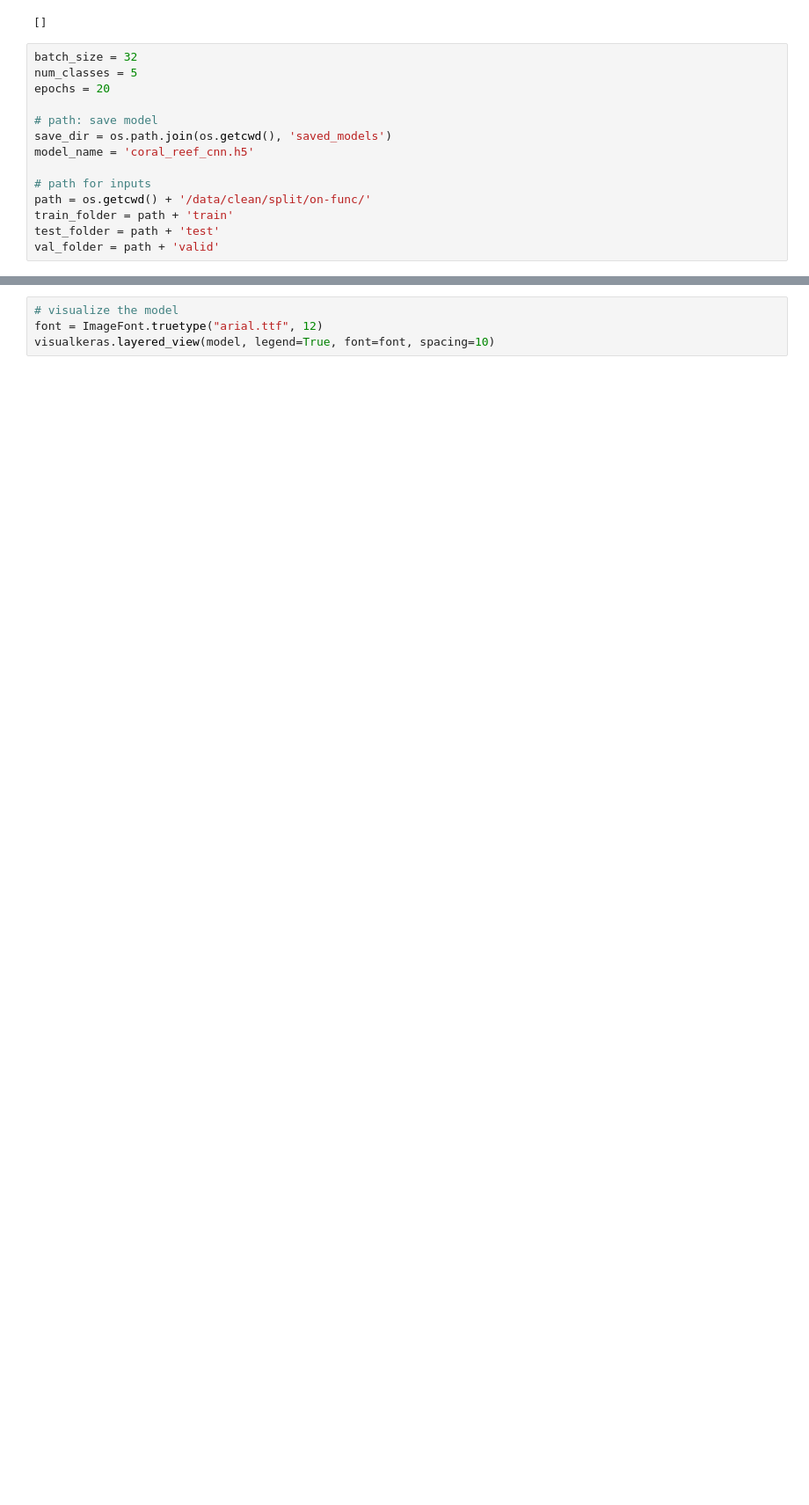
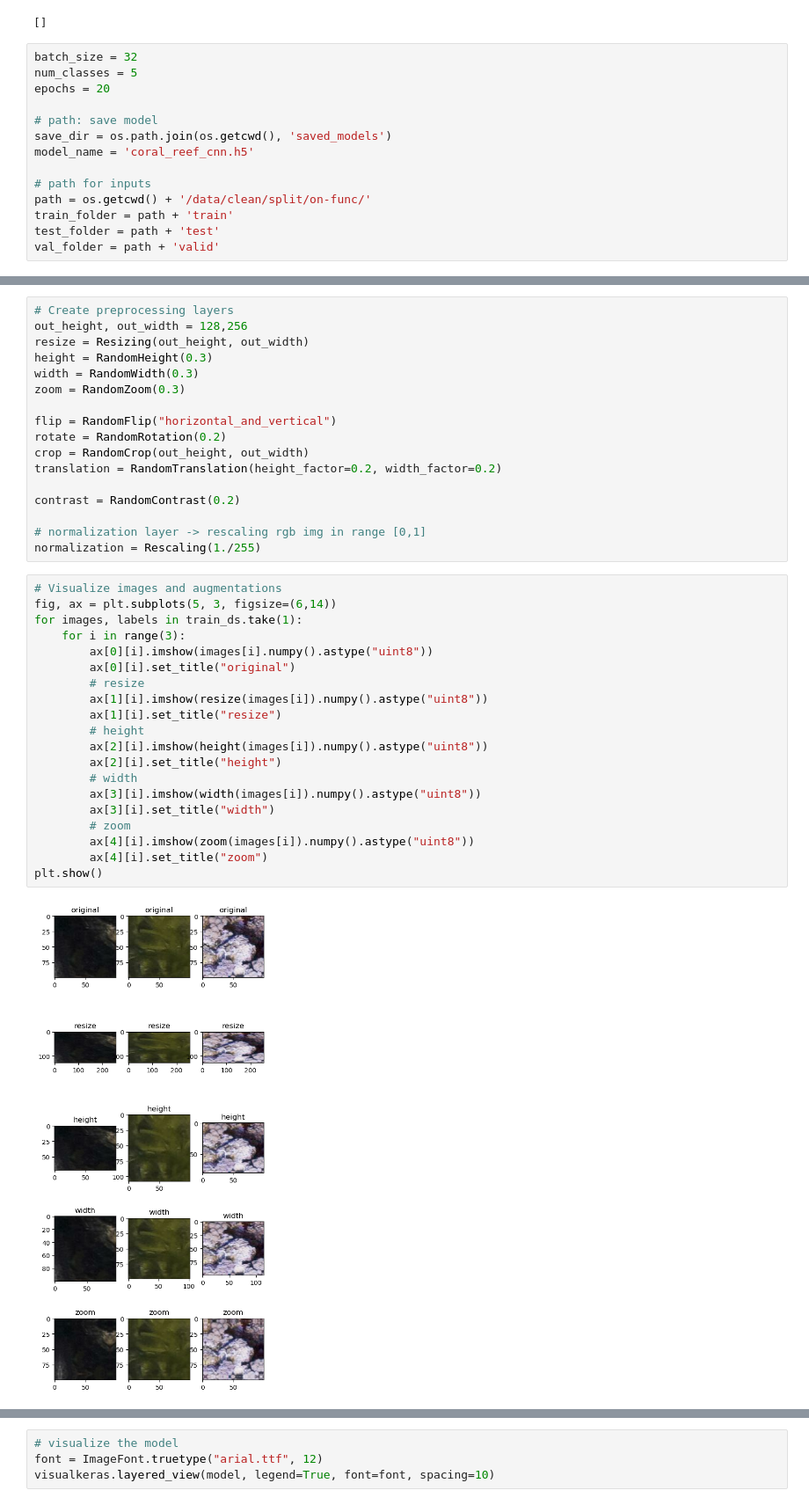
Before and after one commit to AlmaLiezenga/fruitpunch_coral_classification, a Jupyter notebook: model.ipynb, the cells around one changed output, grey strips where cells are left out. Shown at 88% size. Cells and saved outputs as stored; diff of their text form; blank space fills up the shorter version.

Commit message:
add data augment to ipynb

```diff
--- a/model.ipynb
+++ b/model.ipynb
@@ -83,3 +78,42 @@ Found 7000 files belonging to 5 classes.
 Found 2550 files belonging to 5 classes.
 Found 450 files belonging to 5 classes.
 ['Algae', 'Hard Coral', 'Other', 'Other Invertebrates', 'Soft Coral']
+# %%
+# Create preprocessing layers
+out_height, out_width = 128,256
+resize = Resizing(out_height, out_width)
+height = RandomHeight(0.3)
+width = RandomWidth(0.3)
+zoom = RandomZoom(0.3)
+
+flip = RandomFlip("horizontal_and_vertical")
+rotate = RandomRotation(0.2)
+crop = RandomCrop(out_height, out_width)
+translation = RandomTranslation(height_factor=0.2, width_factor=0.2)
+
+contrast = RandomContrast(0.2)
+
+# normalization layer -> rescaling rgb img in range [0,1]
+normalization = Rescaling(1./255)
+# %%
+# Visualize images and augmentations
+fig, ax = plt.subplots(5, 3, figsize=(6,14))
+for images, labels in train_ds.take(1):
+    for i in range(3):
+        ax[0][i].imshow(images[i].numpy().astype("uint8"))
+        ax[0][i].set_title("original")
+        # resize
+        ax[1][i].imshow(resize(images[i]).numpy().astype("uint8"))
+        ax[1][i].set_title("resize")
+        # height
+        ax[2][i].imshow(height(images[i]).numpy().astype("uint8"))
+        ax[2][i].set_title("height")
+        # width
+        ax[3][i].imshow(width(images[i]).numpy().astype("uint8"))
+        ax[3][i].set_title("width")
+        # zoom
+        ax[4][i].imshow(zoom(images[i]).numpy().astype("uint8"))
+        ax[4][i].set_title("zoom")
+plt.show()
+# %% [output]
+[figure, added]
```
Also changed, not shown: parts of 7 cells of this notebook.
